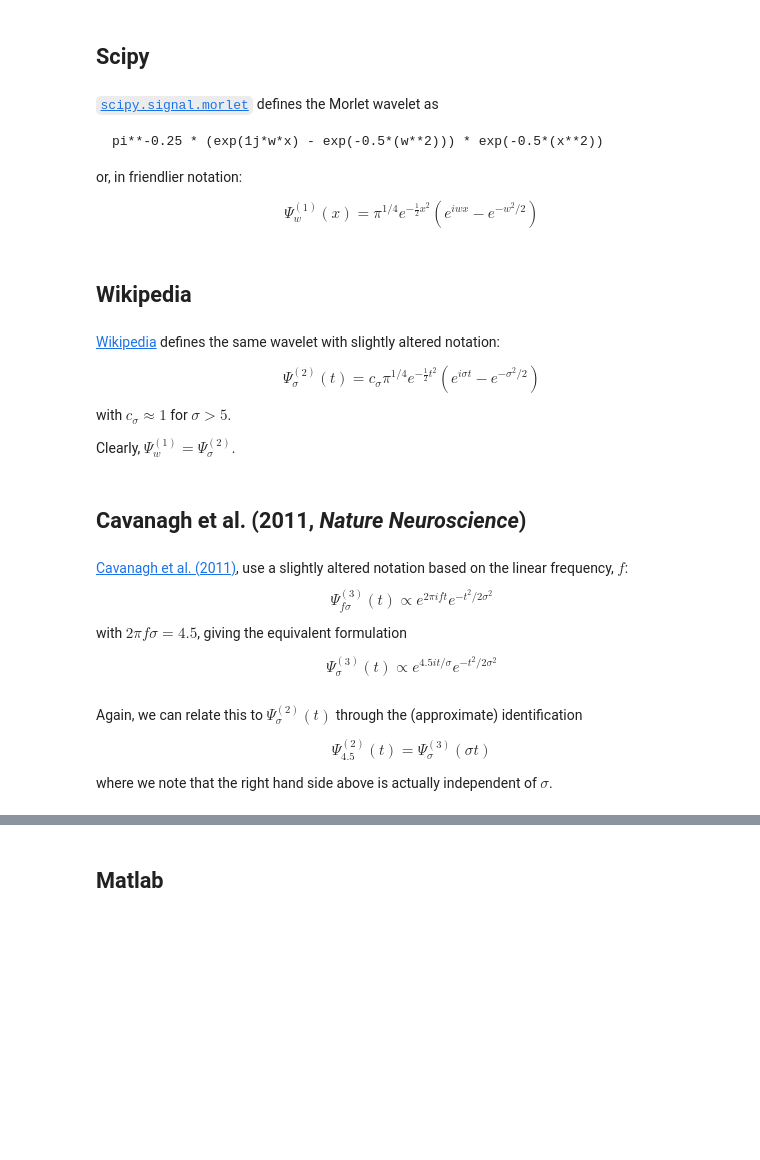
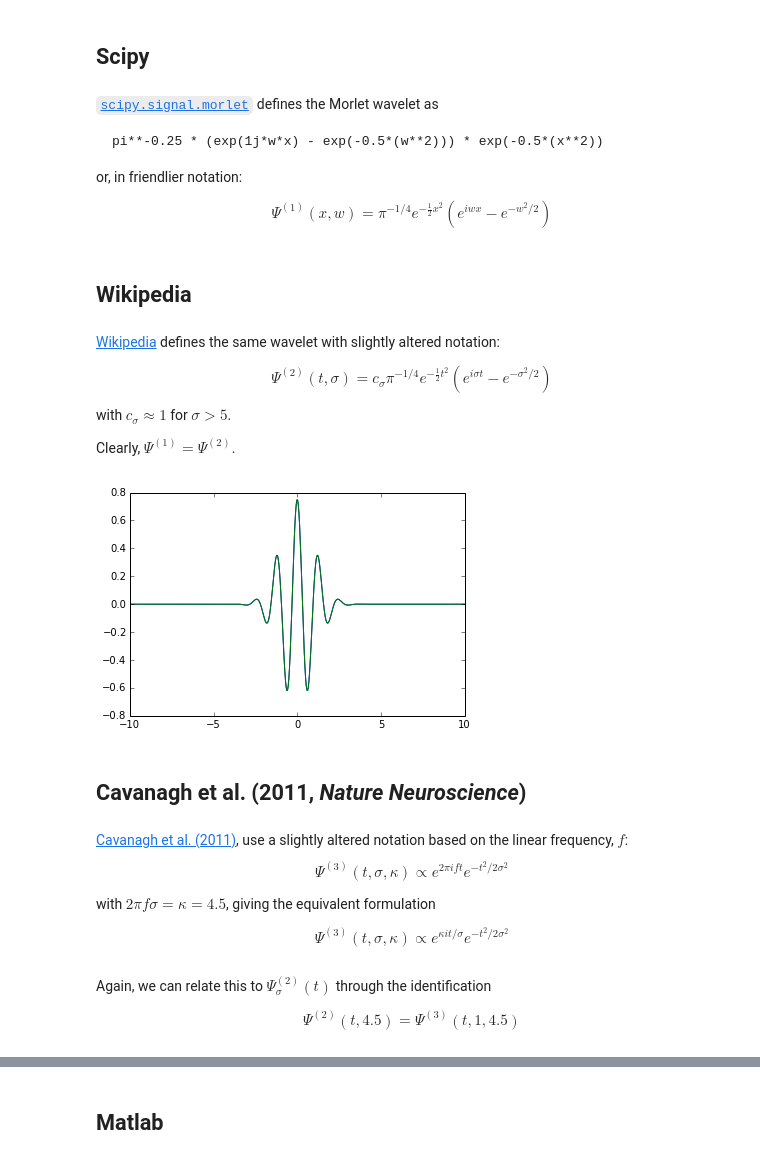
Before and after one commit to jmxpearson/physutils, a Jupyter notebook: examples/notes_on_wavelet_normalization.ipynb, the cells around one changed output, grey strips where cells are left out. Saved outputs shown, nothing was run; the diff lists cells and outputs as text; code cells hidden in the pictures; blank space fills up the shorter version.

Commit message:
added plots as checks in wavelet notes

```diff
--- a/examples/notes_on_wavelet_normalization.ipynb
+++ b/examples/notes_on_wavelet_normalization.ipynb
@@ -14,38 +19,50 @@ pi**-0.25 * (exp(1j*w*x) - exp(-0.5*(w**2))) * exp(-0.5*(x**2))
 or, in friendlier notation:
 
 $$
-\Psi^{(1)}_w(x)= \pi^{1/4} e^{-\frac{1}{2} x^2} (e^{iwx} - e^{-w^2/2})
+\Psi^{(1)}(x, w)= \pi^{-1/4} e^{-\frac{1}{2} x^2} (e^{iwx} - e^{-w^2/2})
 $$
+# %%
+def psi1(x, w):
+    return np.pi**-0.25 * (np.exp(1j*w*x) -
+                           np.exp(-0.5*(w**2))) * np.exp(-0.5*(x**2))
 # %% [markdown]
 ## Wikipedia
 # %% [markdown]
 [Wikipedia](http://en.wikipedia.org/wiki/Morlet_wavelet) defines the same wavelet with slightly altered notation:
 
 $$
-\Psi^{(2)}_\sigma(t) = c_\sigma \pi^{1/4} e^{-\frac{1}{2} t^2} (e^{i\sigma t} - e^{-\sigma^2/2})
+\Psi^{(2)}(t, \sigma) = c_\sigma \pi^{-1/4} e^{-\frac{1}{2} t^2} (e^{i\sigma t} - e^{-\sigma^2/2})
 $$
 
 with $c_\sigma \approx 1$ for $\sigma > 5$.
 
-Clearly, $\Psi^{(1)}_w = \Psi^{(2)}_\sigma$.
+Clearly, $\Psi^{(1)} = \Psi^{(2)}$.
+# %%
+def psi2(t, sig):
+    return np.pi**-0.25 * (np.exp(1j*sig*t) -
+                           np.exp(-0.5*(sig**2))) * np.exp(-0.5*(t**2))
+# %%
+tt = np.linspace(-10, 10, 500)
+plt.plot(tt, np.real(psi1(tt, 5)));
+plt.plot(tt, np.real(psi2(tt, 5)));
+# %% [output]
+[figure, added]
 # %% [markdown]
 ## Cavanagh et al. (2011, *Nature Neuroscience*)
 # %% [markdown]
 [Cavanagh et al. (2011)](http://www.nature.com/neuro/journal/v14/n11/full/nn.2925.html), use a slightly altered notation based on the linear frequency, $f$:
 $$
-\Psi^{(3)}_{f\sigma}(t) \propto e^{2\pi i f t} e^{-t^2/2\sigma^2}
+\Psi^{(3)}(t, \sigma, \kappa) \propto e^{2\pi i f t} e^{-t^2/2\sigma^2}
 $$
 
-with $2\pi f \sigma = 4.5$, giving the equivalent formulation
+with $2\pi f \sigma = \kappa = 4.5$, giving the equivalent formulation
 
 $$
-\Psi^{(3)}_{\sigma}(t) \propto e^{4.5 i t/\sigma} e^{-t^2/2\sigma^2}
+\Psi^{(3)}(t, \sigma, \kappa) \propto e^{\kappa i t/\sigma} e^{-t^2/2\sigma^2}
 $$
 # %% [markdown]
-Again, we can relate this to $\Psi^{(2)}_\sigma(t)$ through the (approximate) identification
+Again, we can relate this to $\Psi^{(2)}_\sigma(t)$ through the identification
 
 $$
-\Psi^{(2)}_{4.5}(t) = \Psi^{(3)}_{\sigma}(\sigma t)
+\Psi^{(2)}(t, 4.5) = \Psi^{(3)}(t, 1, 4.5)
 $$
-
-where we note that the right hand side above is actually independent of $\sigma$.
```
Also changed, not shown: parts of 11 cells of this notebook.
